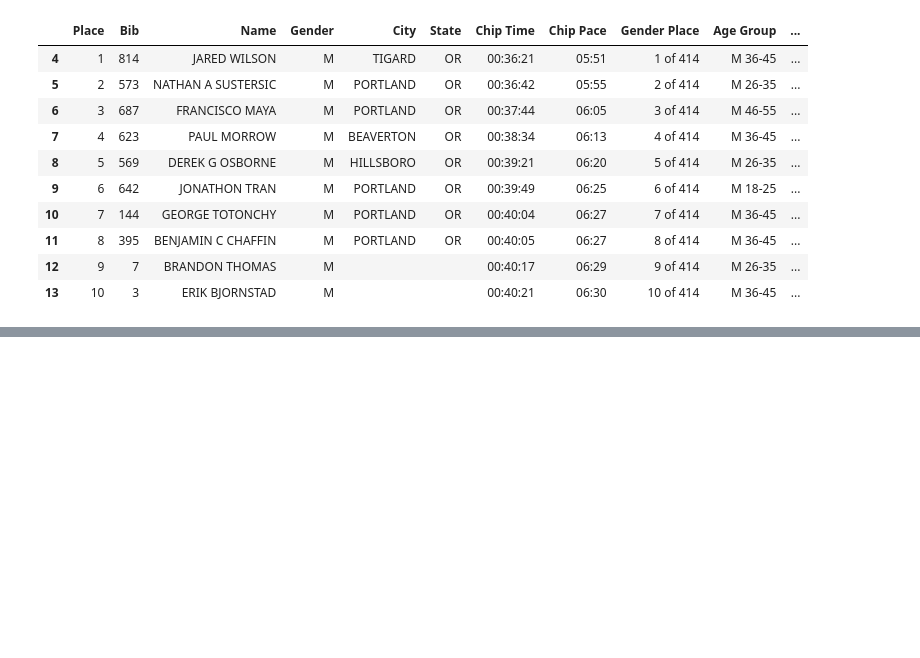
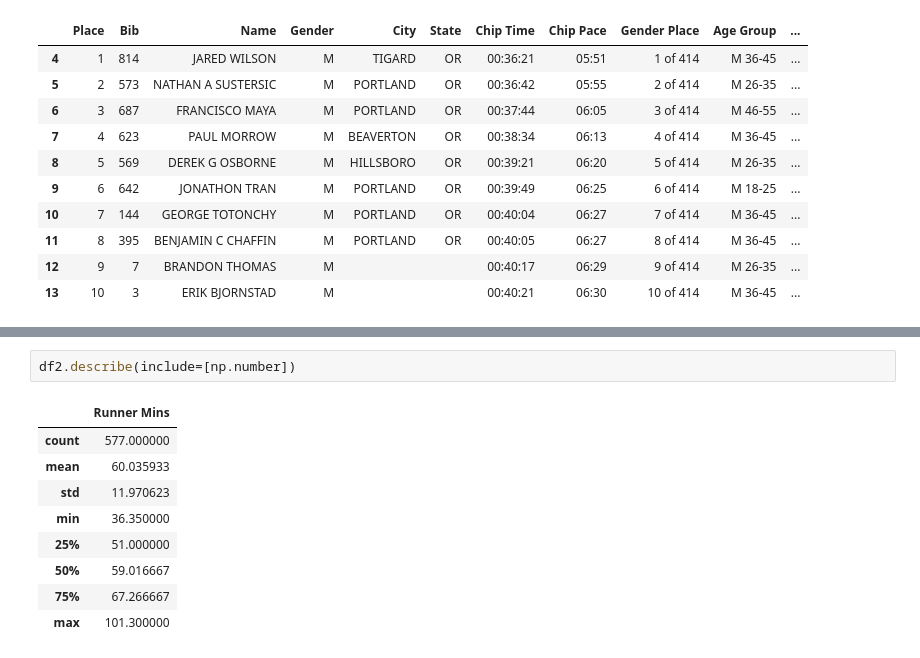
Before and after one commit to vgutta/ML, a Jupyter notebook: 10K/Runners.ipynb, the cells around one changed output, grey strips where cells are left out. Cells and saved outputs as stored; diff of their text form; blank space fills up the shorter version.

```diff
--- a/10K/Runners.ipynb
+++ b/10K/Runners.ipynb
@@ -152,0 +184,12 @@ df2.head(10)
+# %%
+df2.describe(include=[np.number])
+# %% [output]
+|  | Runner Mins |
+| count | 577.000000 |
+| mean | 60.035933 |
+| std | 11.970623 |
+| min | 36.350000 |
+| 25% | 51.000000 |
+| 50% | 59.016667 |
+| 75% | 67.266667 |
+| max | 101.300000 |
```
Also changed, not shown: parts of 1 cell of this notebook.
